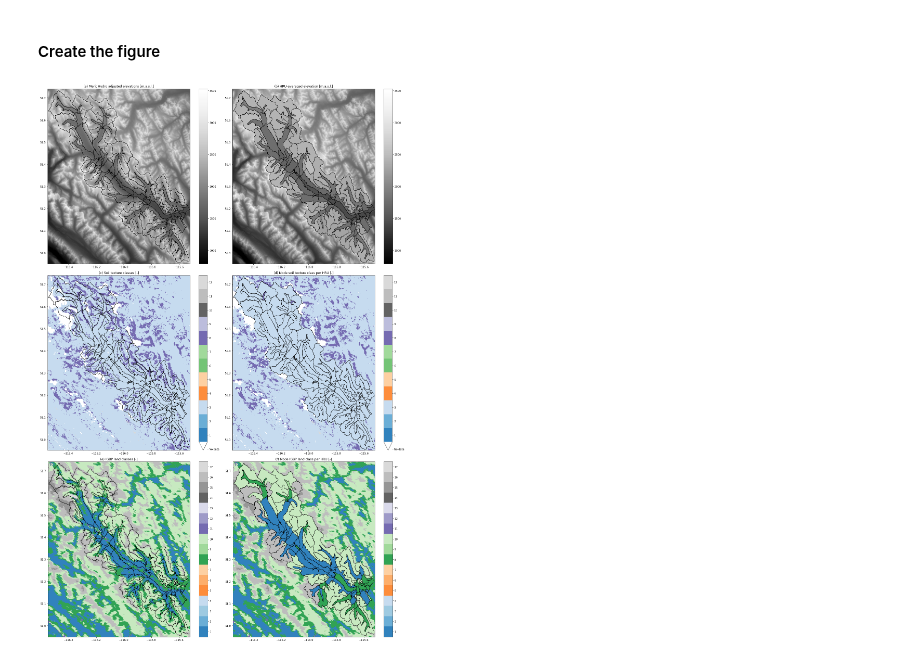
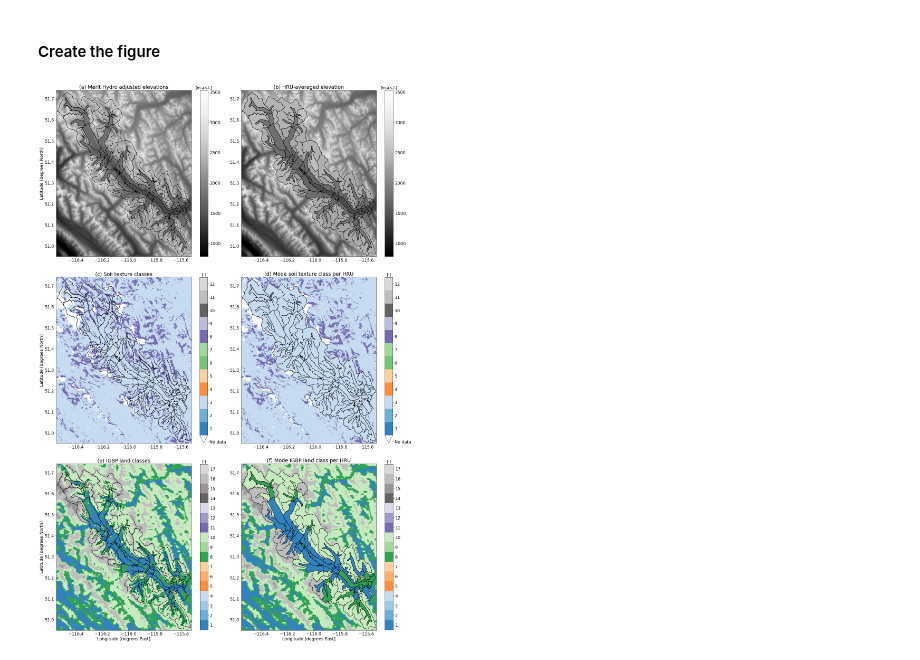
Before and after one commit to zhentao-han/NA-CWARHM, a Jupyter notebook: 7_visualization/5_geospatial_parameters_to_model_elements.ipynb, the cells around one changed output. Drawn from its saved outputs; the diff is of its cells as text; code cells hidden in the pictures.

Commit message:
updated plotting code with neater labels, etc

```diff
--- a/7_visualization/5_geospatial_parameters_to_model_elements.ipynb
+++ b/7_visualization/5_geospatial_parameters_to_model_elements.ipynb
@@ -170,74 +170,84 @@ ticks_soil = range(n_soil+1)
 ticks_land = range(n_land+1)
 # %% [markdown]
 #### Create the figure
+# %%
+plt.rcParams.update({'font.size': 16})
 # %%
 fig, axs = plt.subplots(3,2,figsize=(20,30))
 axs = axs.flatten()
+cbar_scale = 0.97
+cbar_font = 14
 
 # --- DEM
 # source data + catchment
 axId = 0
-dem.sel(band=1).plot(cmap=cmap_dem, ax=axs[axId], vmin=vmin_dem, vmax=vmax_dem)
+h = dem.sel(band=1).plot(cmap=cmap_dem, ax=axs[axId], vmin=vmin_dem, vmax=vmax_dem, cbar_kwargs={'shrink': cbar_scale})
 catchment.plot(color='None', edgecolor='k', ax=axs[axId]);
-axs[axId].set_ylabel('')
+axs[axId].set_ylabel('Latitude [degrees North]')
 axs[axId].set_xlabel('')
-axs[axId].set_title('(a) Merit Hydro adjusted elevations [m.a.s.l.]')
+axs[axId].set_title('(a) Merit Hydro adjusted elevations')
+h.colorbar.ax.set_title('[m.a.s.l.]', fontdict={'fontsize': cbar_font})
 
 # source data + HRU mean
 axId = 1
-dem.sel(band=1).plot(cmap=cmap_dem, ax=axs[axId], vmin=vmin_dem, vmax=vmax_dem)
+h = dem.sel(band=1).plot(cmap=cmap_dem, ax=axs[axId], vmin=vmin_dem, vmax=vmax_dem, cbar_kwargs={'shrink': cbar_scale})
 catchment.plot(column='plot_elev', edgecolor='k', ax=axs[axId], cmap=cmap_dem, vmin=vmin_dem, vmax=vmax_dem);
 axs[axId].set_ylabel('')
 axs[axId].set_xlabel('')
-axs[axId].set_title('(b) HRU-averaged elevation [m.a.s.l.]')
+axs[axId].set_title('(b) HRU-averaged elevation')
+h.colorbar.ax.set_title('[m.a.s.l.]', fontdict={'fontsize': cbar_font})
 
 # --- Soil
 # source data + catchment
 axId = 2
-h = soil.sel(band=1).plot(cmap=cmap_soil, ax=axs[axId], vmin=vmin_soil, vmax=vmax_soil)
+h = soil.sel(band=1).plot(cmap=cmap_soil, ax=axs[axId], vmin=vmin_soil, vmax=vmax_soil, cbar_kwargs={'shrink': cbar_scale})
 catchment.plot(color='None', edgecolor='k', ax=axs[axId]);
-axs[axId].set_ylabel('')
+axs[axId].set_ylabel('Latitude [degrees North]')
 axs[axId].set_xlabel('')
-axs[axId].set_title('(c) Soil texture classes [-]')
+axs[axId].set_title('(c) Soil texture classes')
 h.colorbar.set_ticks(ticks_soil)
+h.colorbar.ax.set_title('[-]', fontdict={'fontsize': cbar_font})
 
 # add 'no data' to tick labels
 tick_txt = []
 tick_txt = [str(val) for val in ticks_soil]
 tick_txt[0] = 'No data'
 h.colorbar.ax.set_yticklabels(tick_txt)
 
 # source data + HRU mean
 axId = 3
-h = soil.sel(band=1).plot(cmap=cmap_soil, ax=axs[axId], vmin=vmin_soil, vmax=vmax_soil)
+h = soil.sel(band=1).plot(cmap=cmap_soil, ax=axs[axId], vmin=vmin_soil, vmax=vmax_soil, cbar_kwargs={'shrink': cbar_scale})
 catchment.plot(column='plot_soil', edgecolor='k', ax=axs[axId], cmap=cmap_soil, vmin=vmin_soil, vmax=vmax_soil);
 axs[axId].set_ylabel('')
 axs[axId].set_xlabel('')
-axs[axId].set_title('(d) Mode soil texture class per HRU [-]')
+axs[axId].set_title('(d) Mode soil texture class per HRU')
 h.colorbar.set_ticks(ticks_soil)
 h.colorbar.ax.set_yticklabels(tick_txt)
+h.colorbar.ax.set_title('[-]', fontdict={'fontsize': cbar_font})
 
 # --- land
 # source data + catchment
 axId = 4
-h = land.sel(band=1).plot(cmap=cmap_land, ax=axs[axId], vmin=vmin_land, vmax=vmax_land)
+h = land.sel(band=1).plot(cmap=cmap_land, ax=axs[axId], vmin=vmin_land, vmax=vmax_land, cbar_kwargs={'shrink': cbar_scale})
 catchment.plot(color='None', edgecolor='k', ax=axs[axId]);
-axs[axId].set_ylabel('')
-axs[axId].set_xlabel('')
-axs[axId].set_title('(e) IGBP land classes [-]')
+axs[axId].set_ylabel('Latitude [degrees North]')
+axs[axId].set_xlabel('Longitude [degrees East]')
+axs[axId].set_title('(e) IGBP land classes')
 h.colorbar.set_ticks(ticks_land)
+h.colorbar.ax.set_title('[-]', fontdict={'fontsize': cbar_font})
 
 # source data + HRU mean
 axId = 5
-h = land.sel(band=1).plot(cmap=cmap_land, ax=axs[axId], vmin=vmin_land, vmax=vmax_land)
+h = land.sel(band=1).plot(cmap=cmap_land, ax=axs[axId], vmin=vmin_land, vmax=vmax_land, cbar_kwargs={'shrink': cbar_scale})
 catchment.plot(column='plot_land', edgecolor='k', ax=axs[axId], cmap=cmap_land, vmin=vmin_land, vmax=vmax_land);
 axs[axId].set_ylabel('')
-axs[axId].set_xlabel('')
-axs[axId].set_title('(f) Mode IGBP land class per HRU [-]')
+axs[axId].set_xlabel('Longitude [degrees East]')
+axs[axId].set_title('(f) Mode IGBP land class per HRU')
 h.colorbar.set_ticks(ticks_land)
+h.colorbar.ax.set_title('[-]', fontdict={'fontsize': cbar_font})
 
 # save
 plt.tight_layout()
 plt.savefig(fig_path/fig_name, bbox_inches='tight')
 # %% [output]
-[figure, old version]
+[figure, new version]
```
Also changed, not shown: parts of 1 cell of this notebook, 6 other files.
